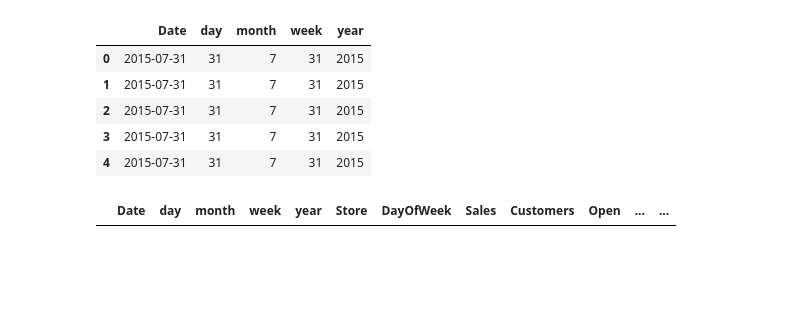
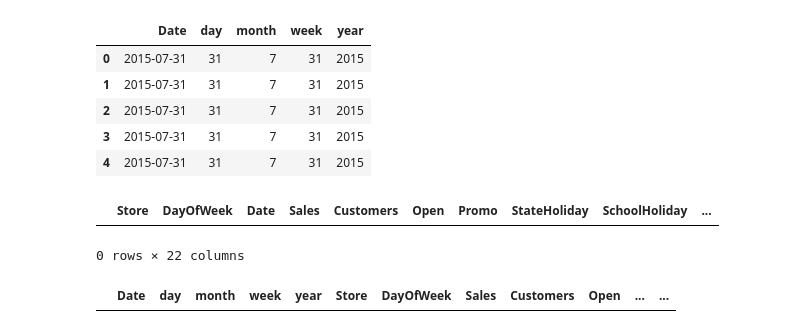
Before and after one commit to anthonymiyoro/RossmanScorePrediction, a Jupyter notebook: Feature Selection and Model Building.ipynb, the cells around one changed output. Saved outputs shown, nothing was run; the diff lists cells and outputs as text; code cells hidden in the pictures; blank space fills up the shorter version.

Commit message:
failed merge of date to df

```diff
--- a/Feature Selection and Model Building.ipynb
+++ b/Feature Selection and Model Building.ipynb
@@ -98,7 +100,11 @@ date_df.head()
 | 3 | 2015-07-31 | 31 | 7 | 31 | 2015 |
 | 4 | 2015-07-31 | 31 | 7 | 31 | 2015 |
 # %%
-new_df = pd.merge(date_df, train_store, left_on='Date', right_on='Date')
+# new_df = pd.merge(date_df, train_store, left_on='Date', right_on='Date')
+pd.merge(train_store, date_df, on='Date', how='inner')
+# %% [output]
+|  | Store | DayOfWeek | Date | Sales | Customers | Open | Promo | StateHoliday | SchoolHoliday | ... |
+0 rows × 22 columns
 # %%
 new_df.head(5)
 # %% [output]
```
Also changed, not shown: parts of 3 cells of this notebook, 1 other file.
